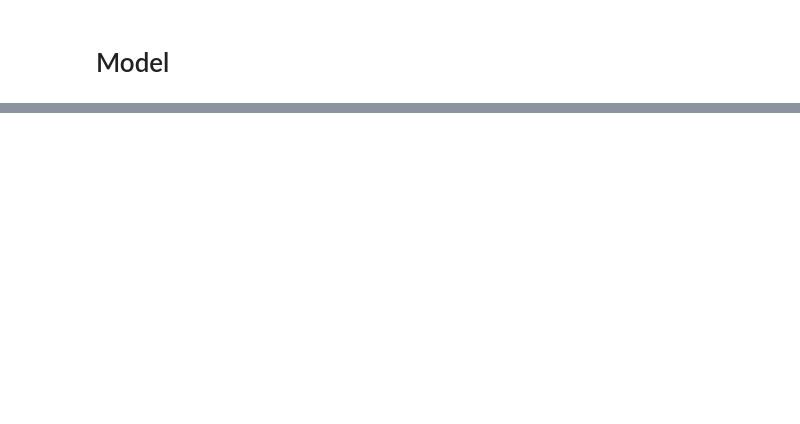
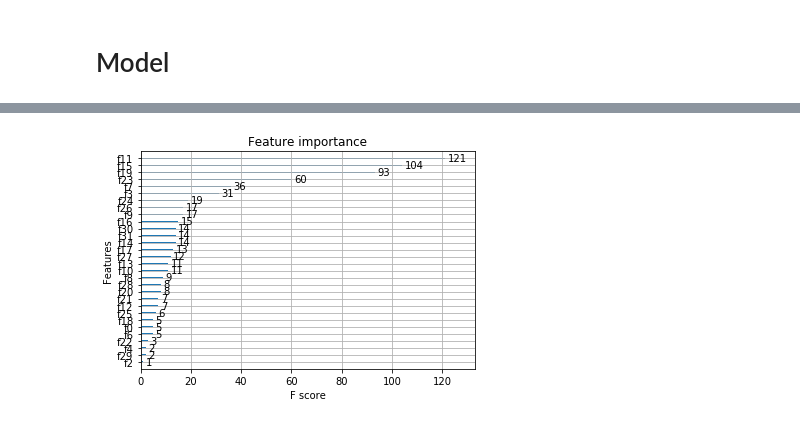
Before and after one commit to fooljames/ml-med, a Jupyter notebook: 2018.01.21.ipynb, the cells around one changed output, grey strips where cells are left out. Drawn from its saved outputs; the diff is of its cells as text; code cells hidden in the pictures; blank space fills up the shorter version.

```diff
--- a/2018.01.21.ipynb
+++ b/2018.01.21.ipynb
@@ -333,0 +390,6 @@ ValueError: y contains new labels: [  3.09520343e-06   2.58198890e-01   2.867113
+# %%
+from xgboost import plot_importance
+plot_importance(clf)
+pyplot.show()
+# %% [output]
+[figure, added]
```
Also changed, not shown: parts of 31 cells of this notebook.
